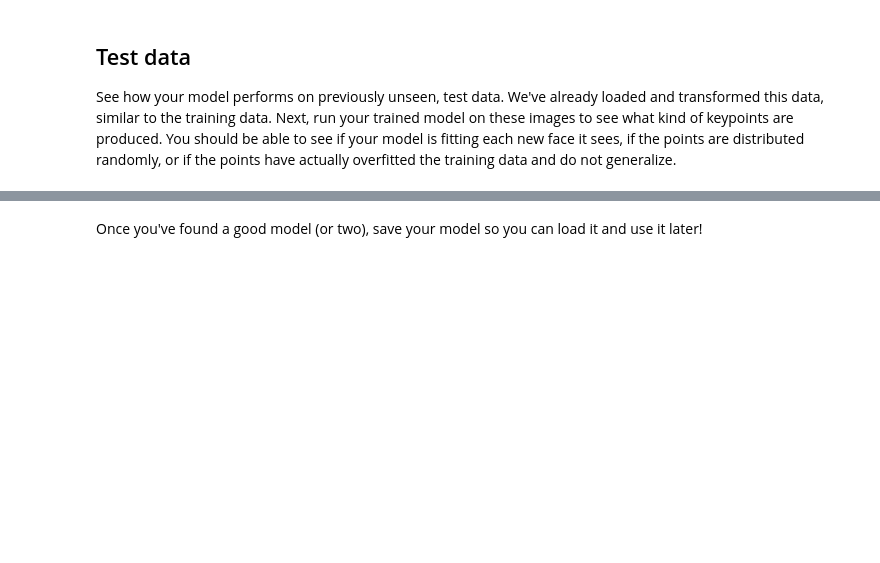
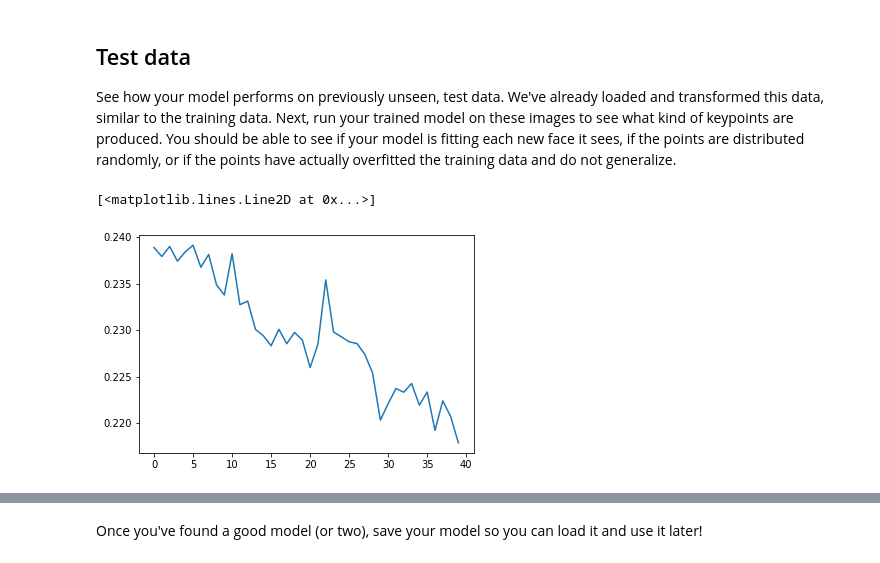
Before and after one commit to okoham/uda-ai-keypoints, a Jupyter notebook: 2. Define the Network Architecture.ipynb, the cells around one changed output, grey strips where cells are left out. Drawn from its saved outputs; the diff is of its cells as text; code cells hidden in the pictures; blank space fills up the shorter version.

```diff
--- a/2. Define the Network Architecture.ipynb
+++ b/2. Define the Network Architecture.ipynb
@@ -174,7 +164,7 @@ Decide on a good batch size for training your model. Try both small and large ba
 **Note for Windows users**: Please change the `num_workers` to 0 or you may face some issues with your DataLoader failing.
 # %%
 # load training data in batches
-batch_size = 16 #10
+batch_size = 64 #10
 
 train_loader = DataLoader(transformed_dataset,
                           batch_size=batch_size,
@@ -387,8 +379,7 @@ Next, you'll define how the model will train by deciding on the loss function an
 import torch.optim as optim
 
 criterion = nn.MSELoss()
-
-optimizer = optim.Adam(net.parameters(), lr=0.001)
+optimizer = optim.Adam(net.parameters(), lr=0.0003)
 # %% [markdown]
 ## Training and Initial Observation
 
@@ -403,9 +394,14 @@ def train_net(n_epochs):
     # prepare the net for training
     net.train()
 
+    # size of dataset
+    n_total = len(train_loader.dataset)
+    history = {'loss': [], 'mean_error': []}
+
     for epoch in range(n_epochs):  # loop over the dataset multiple times
 
         running_loss = 0.0
+        running_mean_distance = 0.0
 
         # train on batches of data, assumes you already have train_loader
         for batch_i, data in enumerate(train_loader):
@@ -435,17 +431,38 @@ def train_net(n_epochs):
             # update the weights
             optimizer.step()
 
+            # number of samples in this batch (can differ from batch size in last batch)
+            n_batch = images.size(0)
+
             # print loss statistics
+            # Loss function returns average loss over batch
             # to convert loss into a scalar and add it to the running_loss, use .item()
-            running_loss += loss.item()
-            if batch_i % 10 == 9:    # print every 10 batches
-                print('Epoch: {}, Batch: {}, Avg. Loss: {}'.format(epoch + 1, batch_i+1, running_loss/1000))
-                running_loss = 0.0
+            running_loss += loss.item() * n_batch
+
+            # unflatten points, compute euclidean distance
+            # mean distance of a metric that has a geometric interpretation and does not depend
+            # on the choice of loss function. Makes results comparable
+            key_pts = key_pts.view(n_batch, 68, 2)
+            output_pts = output_pts.view(n_batch, 68, 2)
+            running_mean_distance += mean_error(key_pts, output_pts).sum().item()
+
+            #if batch_i % 10 == 9:    # print every 10 batches
+            #    print('Epoch: {}, Batch: {}, Avg. Loss: {}'.format(epoch + 1, batch_i+1, running_loss/1000))
+            #    running_loss = 0.0
+
+        # epoch finished
+        epoch_loss = running_loss / n_total
+        epoch_mean_distance = running_mean_distance / n_total
+        history['loss'].append(epoch_loss)
+        history['mean_error'].append(epoch_mean_distance)
+        print('Epoch: {} Loss: {:.4f} Mean Error: {:.4f}'.format(epoch+1, epoch_loss, epoch_mean_distance))
+
 
     print('Finished Training')
+    return history
 # %%
 # train your network
-n_epochs = 3 # start small, and increase when you've decided on your model structure and hyperparams
+n_epochs = 40 # start small, and increase when you've decided on your model structure and hyperparams
 
-train_net(n_epochs)
+history = train_net(n_epochs)
 # %% [output]
@@ -470,3 +487,8 @@ Finished Training
 ## Test data
 
 See how your model performs on previously unseen, test data. We've already loaded and transformed this data, similar to the training data. Next, run your trained model on these images to see what kind of keypoints are produced. You should be able to see if your model is fitting each new face it sees, if the points are distributed randomly, or if the points have actually overfitted the training data and do not generalize.
+# %%
+plt.plot(history['mean_error'])
+# %% [output]
+[<matplotlib.lines.Line2D at 0x...>]
+[figure, added]
```
Also changed, not shown: parts of 16 cells of this notebook, 5 other files.
